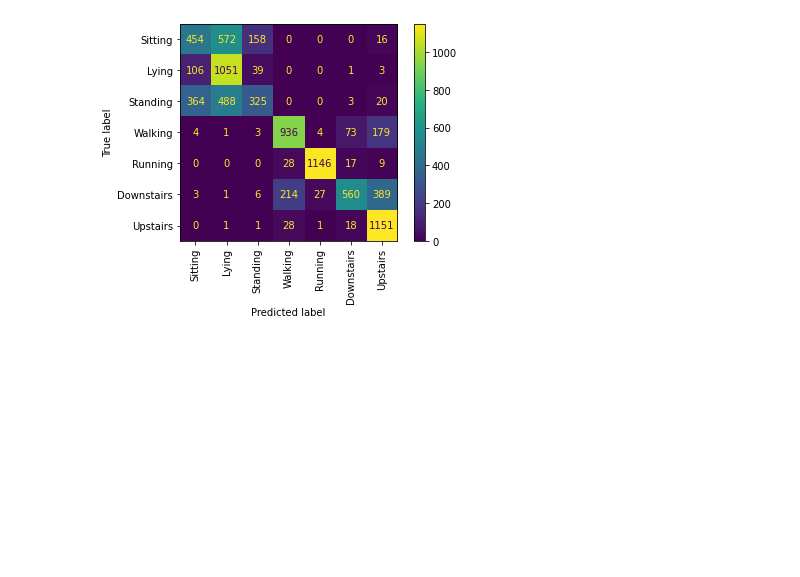
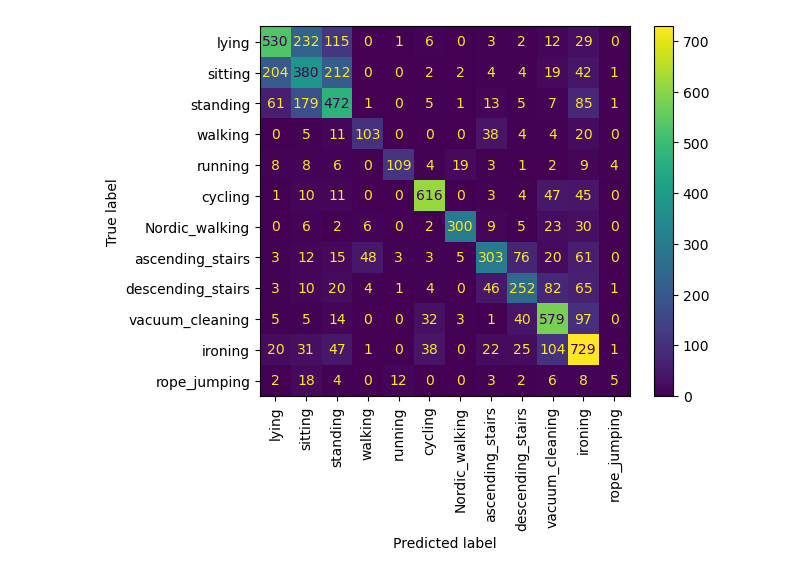
Before and after one commit to texsmv/mts_feature_learning, a Jupyter notebook: datasets_har_classification.ipynb, the cells around one changed output. Drawn from its saved outputs; the diff is of its cells as text; code cells hidden in the pictures; blank space fills up the shorter version.

```diff
--- a/datasets_har_classification.ipynb
+++ b/datasets_har_classification.ipynb
@@ -20,5 +17,5 @@ The autoreload extension is already loaded. To reload it, use:
 # %%
-datasetName = 'HAR-UML20' # PAMAP2 or HAR-UML20
+datasetName = 'PAMAP2' # PAMAP2 or HAR-UML20
 FEATURE_SIZE = 32
 # CLASS_LABELS = ['Sedentary', 'Light', 'Moderate', 'Vigorous']
 UMAP_NEIGHTBORS = 20
@@ -49,18 +44,29 @@ while dataset.loadData():
         dataset.y_test = le.transform(dataset.y_test)
 
     # Preparing data
-    ts_train = TSerie(dataset.X_train, dataset.y_train)
-    ts_test = TSerie(dataset.X_test, dataset.y_test)
+    ts_train = TSerie(dataset.X_train[:, :, :6], dataset.y_train)
+    ts_test = TSerie(dataset.X_test[:, :, :6], dataset.y_test)
     ts_train.center()
     ts_test.center()
-    ts_train.folding_features_v2()
-    ts_test.folding_features_v2()
+    # ts_train.folding_features_v2()
+    # ts_test.folding_features_v2()
 
+    model = TS2Vec(
+        input_dims=6,
+        device=0,
+        output_dims=64,
+        batch_size=64,
+    )
+    # Xi = np.expand_dims(X[:, :, i], axis=2)
+
+    model.fit(ts_train.X, verbose=True,n_epochs = 8)
+    ts_train.features =  model.encode(ts_train.X, encoding_window='full_series')
+    ts_test.features =  model.encode(ts_test.X, encoding_window='full_series')
 
     # Getting features
-    model = UMAP_FL(n_components=FEATURE_SIZE,n_neighbors=UMAP_NEIGHTBORS, n_epochs=N_EPOCHS)
-    ts_train.features = model.fit_transform(ts_train.features, y=ts_train.y)
-    ts_test.features = model.transform(ts_test.features)
+    # model = UMAP_FL(n_components=FEATURE_SIZE,n_neighbors=UMAP_NEIGHTBORS, n_epochs=N_EPOCHS)
+    # ts_train.features = model.fit_transform(ts_train.features, y=ts_train.y)
+    # ts_test.features = model.transform(ts_test.features)
 
 
     # Classifying
@@ -95,9 +153,9 @@ if datasetName == 'PAMAP2':
     CLASS_LABELS = [dataset.activities_map[classL] for classL in le.inverse_transform(classes) ]
 # %%
 
-saveConfusionMatrix(real_classes, predicted_classes, datasetName + '_HAR', labels=CLASS_LABELS, xrotation=90)
+saveConfusionMatrix(real_classes, predicted_classes, datasetName + '_HAR_TS2VEC', labels=CLASS_LABELS, xrotation=90)
 # %% [output]
-[figure, old version]
+[figure, new version]
 # %%
 saver.toImage()
 # %% [output]
```
Also changed, not shown: parts of 4 cells of this notebook, 3 other files.
